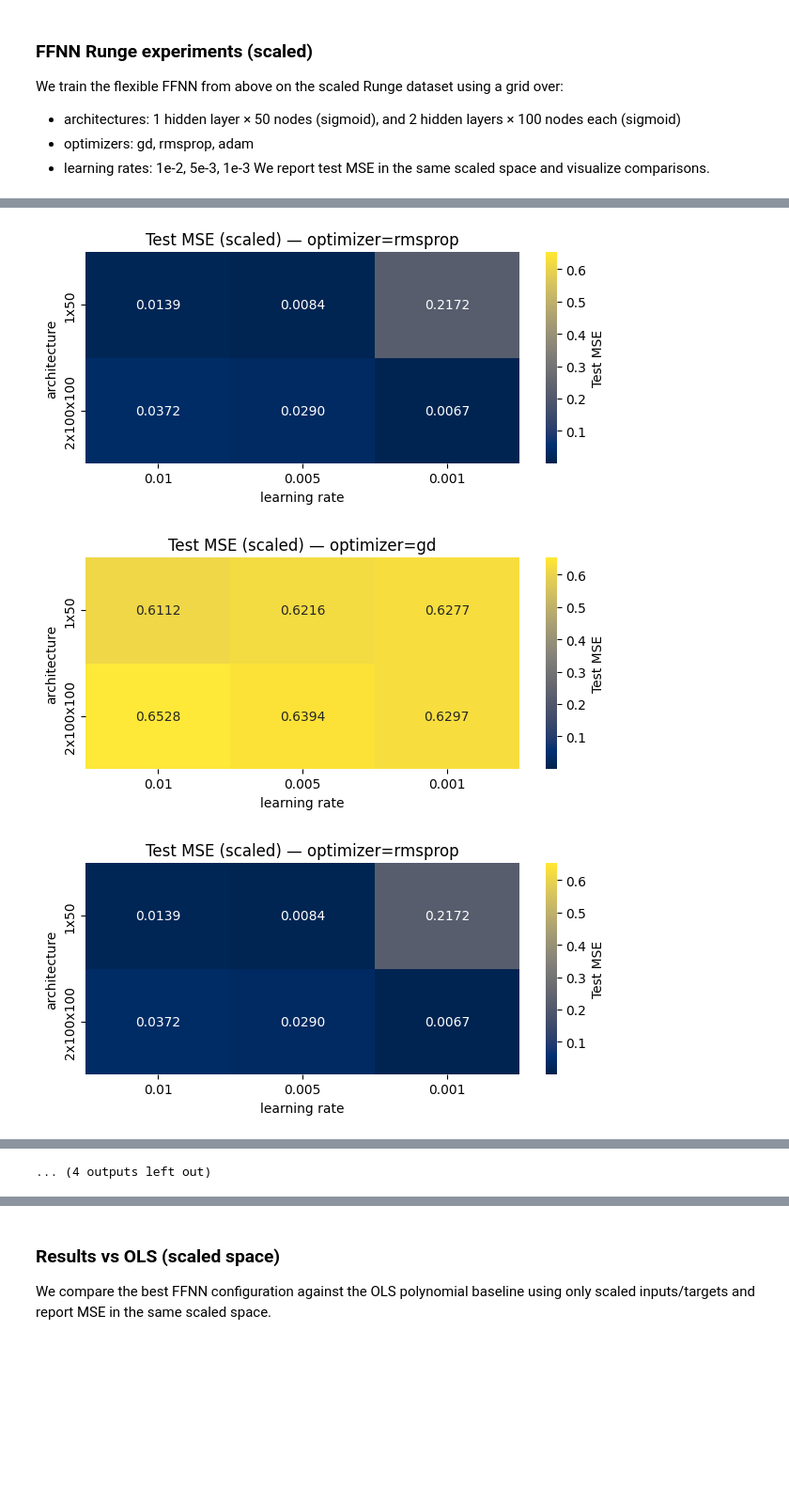
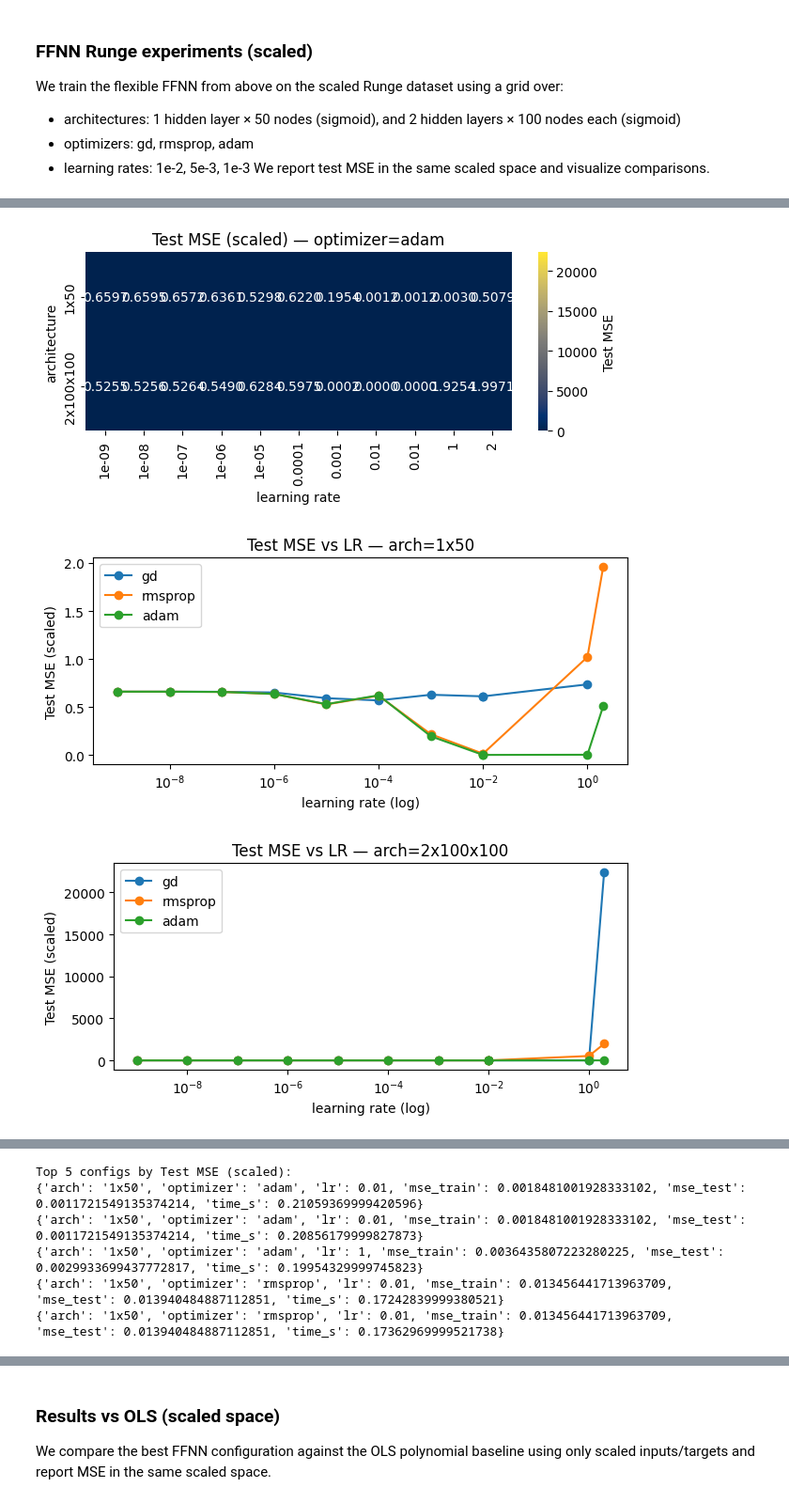
Before and after one commit to Twaal/applied-data-analysis-and-ml, a Jupyter notebook: Project2/code/project2.ipynb, the cells around one changed output, grey strips where cells are left out. Shown at 94% size. Drawn from its saved outputs; the diff is of its cells as text; code cells hidden in the pictures; blank space fills up the shorter version.

Commit message:
update learning rates

```diff
--- a/Project2/code/project2.ipynb
+++ b/Project2/code/project2.ipynb
@@ -306,7 +306,7 @@ architectures = [
     ("2x100x100", [1, 100, 100, 1],  ['sigmoid', 'sigmoid', 'linear']),
 ]
 optimizers = ['gd', 'rmsprop', 'adam']
-learning_rates = [1e-2, 5e-3, 1e-3]  # tweak as needed
+learning_rates = [1e-9,1e-8,1e-7,1e-6,1e-5,1e-4,1e-3,1e-2,1e-2,1]
 
 # Training config
 epochs = 100    # keep moderate for runtime; increase for final results
@@ -417,3 +417,3 @@ for r in best:
-[figure, old version]
+[figure, new version]
-[figure, old version]
+[figure, new version]
-[figure, old version]
+[figure, new version]
@@ -427 +420,6 @@ for r in best:
-... (4 outputs left out)
+Top 5 configs by Test MSE (scaled):
+{'arch': '1x50', 'optimizer': 'adam', 'lr': 0.01, 'mse_train': 0.0018481001928333102, 'mse_test': 0.0011721549135374214, 'time_s': 0.21059369999420596}
+{'arch': '1x50', 'optimizer': 'adam', 'lr': 0.01, 'mse_train': 0.0018481001928333102, 'mse_test': 0.0011721549135374214, 'time_s': 0.20856179999827873}
+{'arch': '1x50', 'optimizer': 'adam', 'lr': 1, 'mse_train': 0.0036435807223280225, 'mse_test': 0.0029933699437772817, 'time_s': 0.19954329999745823}
+{'arch': '1x50', 'optimizer': 'rmsprop', 'lr': 0.01, 'mse_train': 0.013456441713963709, 'mse_test': 0.013940484887112851, 'time_s': 0.17242839999380521}
+{'arch': '1x50', 'optimizer': 'rmsprop', 'lr': 0.01, 'mse_train': 0.013456441713963709, 'mse_test': 0.013940484887112851, 'time_s': 0.17362969999521738}
```
Also changed, not shown: parts of 2 cells of this notebook.
